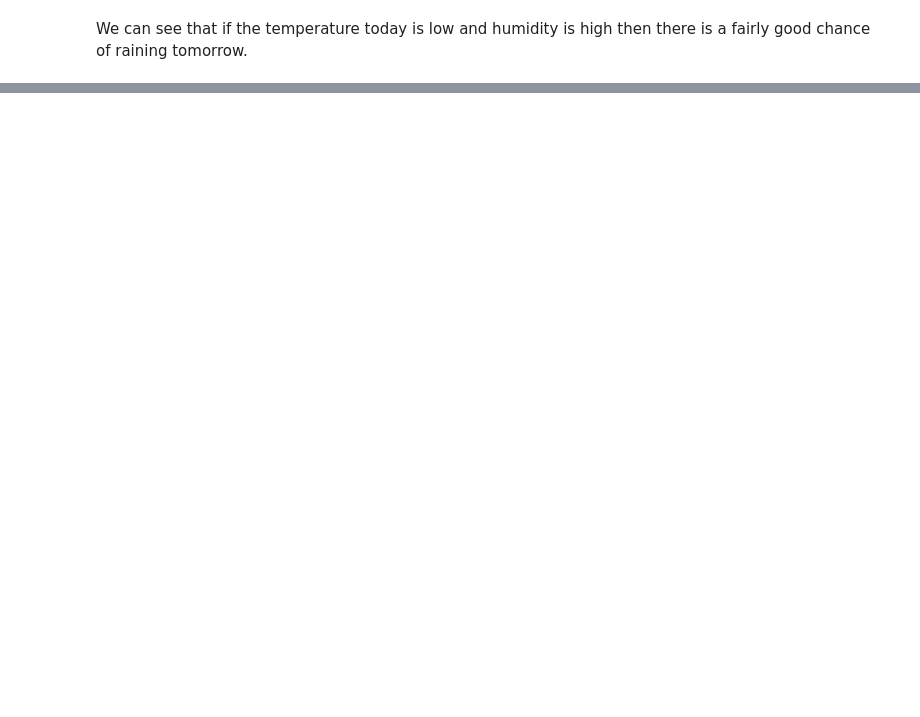
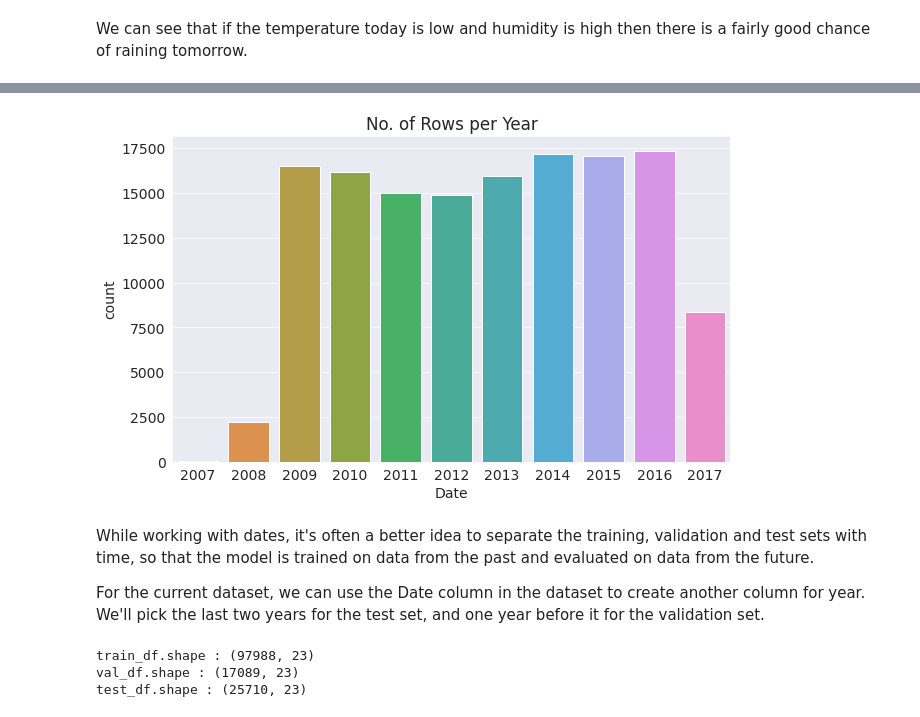
Before and after one commit to Kaushik896/Project_Logistic_Regression_Ranom_Forest, a Jupyter notebook: Logistic_Regression.ipynb, the cells around one changed output, grey strips where cells are left out. Saved outputs shown, nothing was run; the diff lists cells and outputs as text; code cells hidden in the pictures; blank space fills up the shorter version.

```diff
--- a/Logistic_Regression.ipynb
+++ b/Logistic_Regression.ipynb
@@ -103,0 +119,21 @@ We can see that if the temperature today is low and humidity is high then there
+# %%
+plt.title('No. of Rows per Year')
+sns.countplot(x=pd.to_datetime(raw_df.Date).dt.year);
+# %% [output]
+[figure, added]
+# %% [markdown]
+While working with dates, it's often a better idea to separate the training, validation and test sets with time, so that the model is trained on data from the past and evaluated on data from the future.
+
+For the current dataset, we can use the Date column in the dataset to create another column for year. We'll pick the last two years for the test set, and one year before it for the validation set.
+# %%
+year = pd.to_datetime(raw_df.Date).dt.year
+train_df = raw_df[year < 2015] # we will train the model on the data before 2015
+val_df = raw_df[year == 2015]  # validation set would consist of data of 2015
+test_df = raw_df[year > 2015]  # test set would consist of data after 2015
+print('train_df.shape :', train_df.shape)
+print('val_df.shape :', val_df.shape)
+print('test_df.shape :', test_df.shape)
+# %% [output]
+train_df.shape : (97988, 23)
+val_df.shape : (17089, 23)
+test_df.shape : (25710, 23)
```
Also changed, not shown: parts of 26 cells of this notebook.
